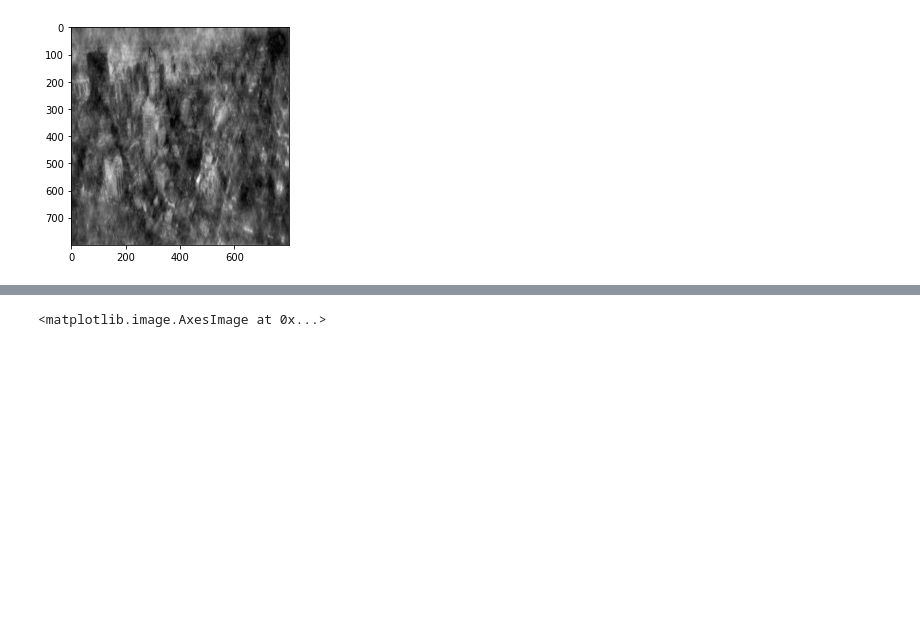
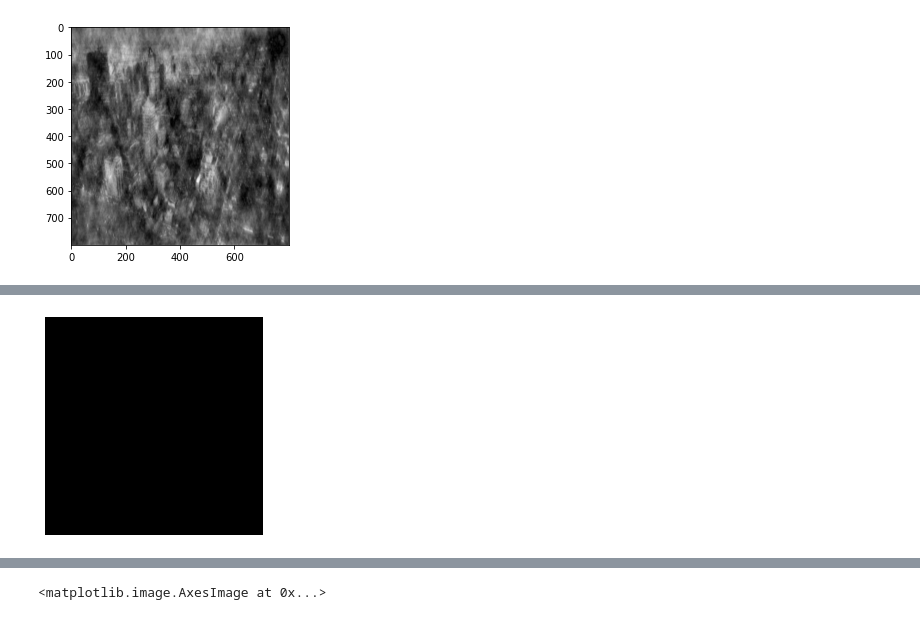
Before and after one commit to MahmoudRabea13/Image-Mixer, a Jupyter notebook: magphase.ipynb, the cells around one changed output, grey strips where cells are left out. Cells and saved outputs as stored; diff of their text form; code cells hidden in the pictures; blank space fills up the shorter version.

```diff
--- a/magphase.ipynb
+++ b/magphase.ipynb
@@ -70,0 +99,13 @@ plt.imshow(np.abs(invo),cmap='gray')
+# %%
+def visulaize(fourier,number):
+        plt.figure()
+        plt.imshow(fourier, cmap='gray')
+        plt.axis('off')
+        plt.savefig(f'static/{number}.jpg', bbox_inches='tight', pad_inches=0)
+# %%
+img_1 = np.ones((800,800))
+img_2 = np.zeros((800,800))
+# %%
+visulaize(img_2,2)
+# %% [output]
+[figure, added]
```
Also changed, not shown: parts of 9 cells of this notebook, 3 other files.
